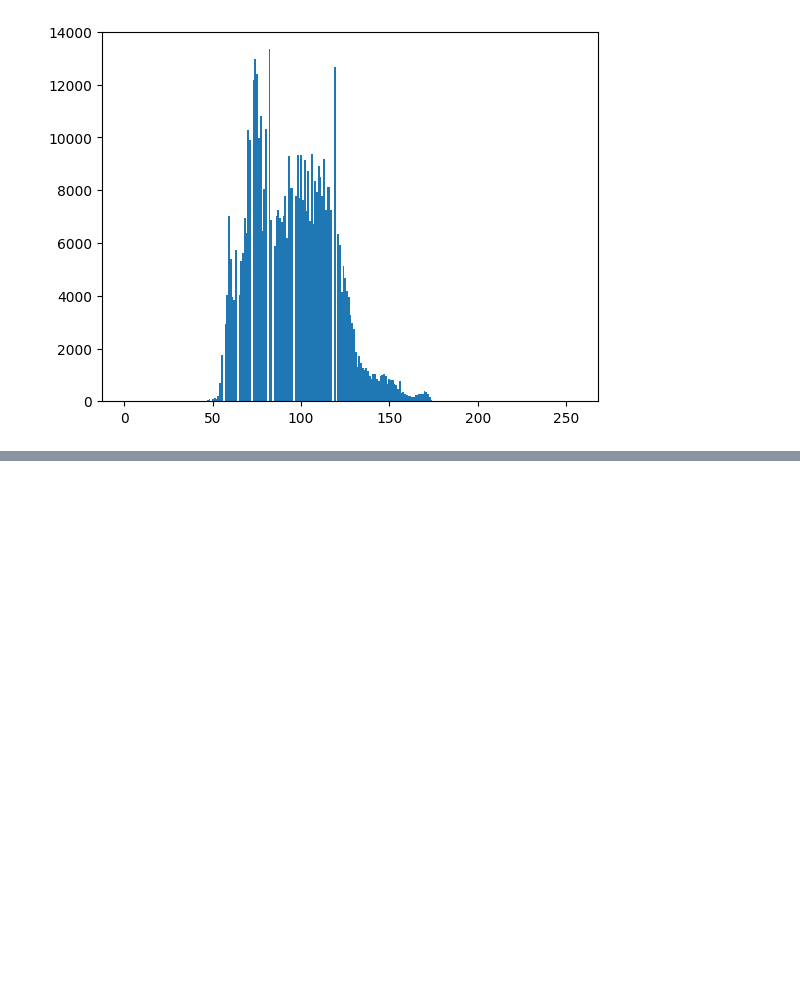
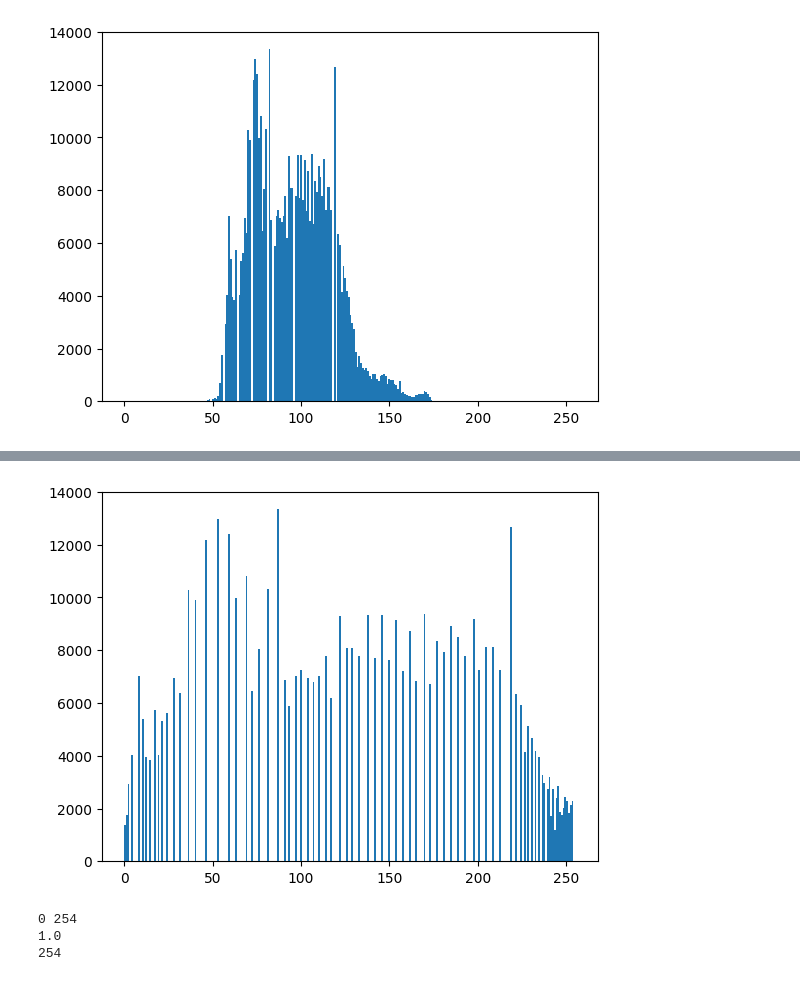
Before and after one commit to GongniR/Mag_2_semester, a Jupyter notebook: ImageProcessing/LW_1/LW_1.ipynb, the cells around one changed output, grey strips where cells are left out. Cells and saved outputs as stored; diff of their text form; code cells hidden in the pictures; blank space fills up the shorter version.

```diff
--- a/ImageProcessing/LW_1/LW_1.ipynb
+++ b/ImageProcessing/LW_1/LW_1.ipynb
@@ -74,0 +112,17 @@ ravel  = get_hist(img_norm)
+# %%
+ravel  = get_hist(image_equ)
+# %% [output]
+[figure, added]
+# %%
+I_min = ravel.min()
+I_max = ravel.max()
+print(I_min, I_max)
+# Контраст Майкельсона
+contrast_m  = (I_max-I_min)/(I_max+I_min)
+contrast = I_max-I_min
+print(contrast_m)
+print(contrast)
+# %% [output]
+0 254
+1.0
+254
```
Also changed, not shown: parts of 20 cells of this notebook, 17 other files.
